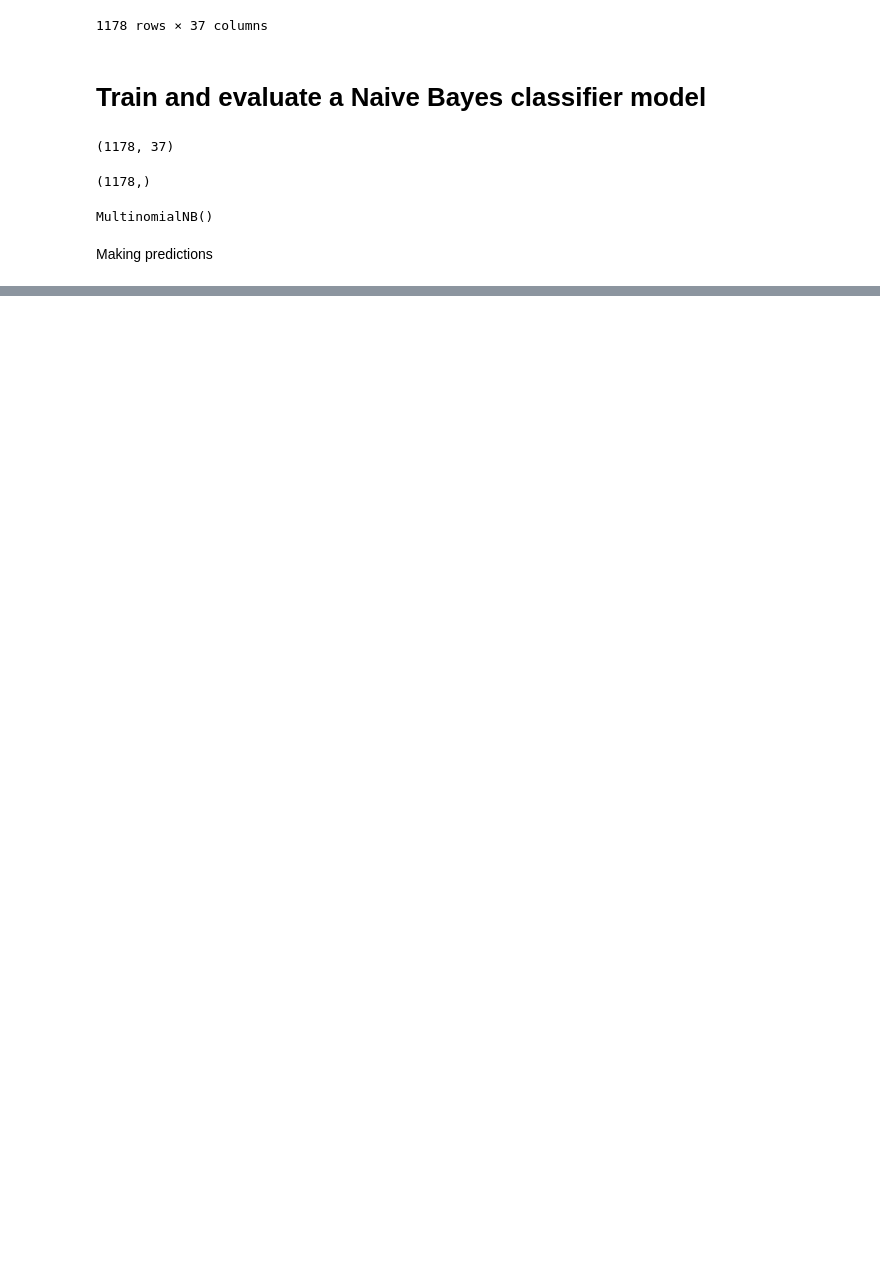
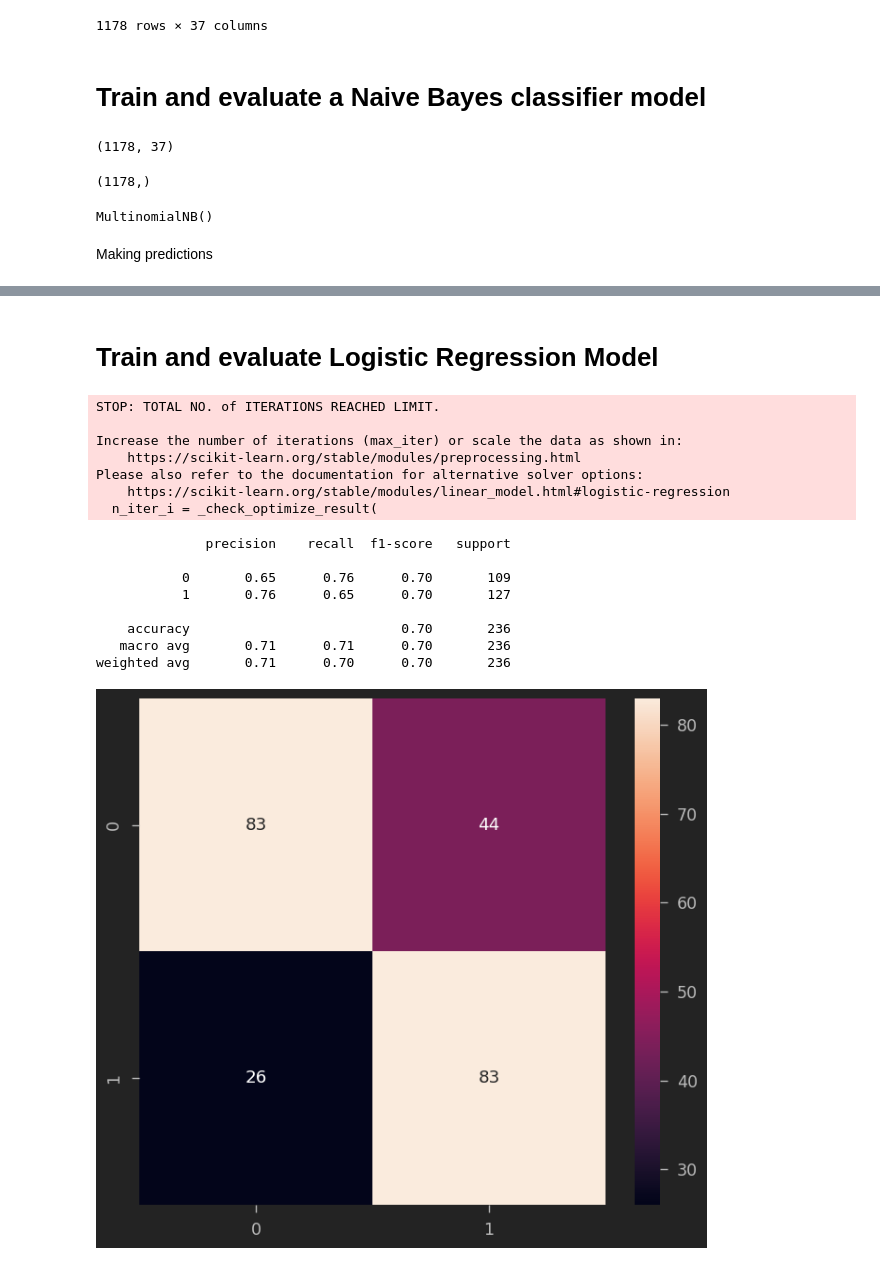
Before and after one commit to manelbenabid/Lebanese-Arabizi-Tweet-Sentiment-Analysis, a Jupyter notebook: Sentiment Analysis.ipynb, the cells around one changed output, grey strips where cells are left out. Cells and saved outputs as stored; diff of their text form; code cells hidden in the pictures; blank space fills up the shorter version.

Commit message:
Train and test logistic regression model

```diff
--- a/Sentiment Analysis.ipynb
+++ b/Sentiment Analysis.ipynb
@@ -515,0 +528,33 @@ weighted avg       0.66      0.67      0.66       236
+# %% [markdown]
+# Train and evaluate Logistic Regression Model
+# %%
+from sklearn.linear_model import LogisticRegression
+
+model = LogisticRegression()
+# train the model
+model.fit(X_train, y_train)
+
+# make predictions
+y_pred = model.predict(X_test)
+
+cm = confusion_matrix(y_pred, y_test)
+sns.heatmap(cm, annot = True)
+
+print(classification_report(y_test, y_pred))
+# %% [output]
+STOP: TOTAL NO. of ITERATIONS REACHED LIMIT.
+
+Increase the number of iterations (max_iter) or scale the data as shown in:
+    https://scikit-learn.org/stable/modules/preprocessing.html
+Please also refer to the documentation for alternative solver options:
+    https://scikit-learn.org/stable/modules/linear_model.html#logistic-regression
+  n_iter_i = _check_optimize_result(
+              precision    recall  f1-score   support
+
+           0       0.65      0.76      0.70       109
+           1       0.76      0.65      0.70       127
+
+    accuracy                           0.70       236
+   macro avg       0.71      0.71      0.70       236
+weighted avg       0.71      0.70      0.70       236
+[figure, added]
```
Also changed, not shown: parts of 10 cells of this notebook.
